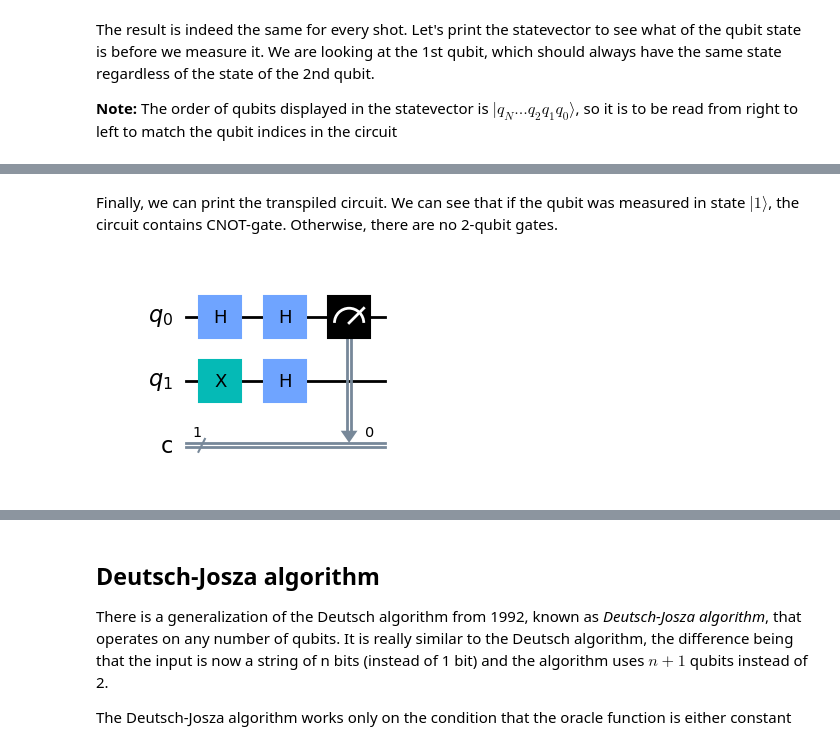
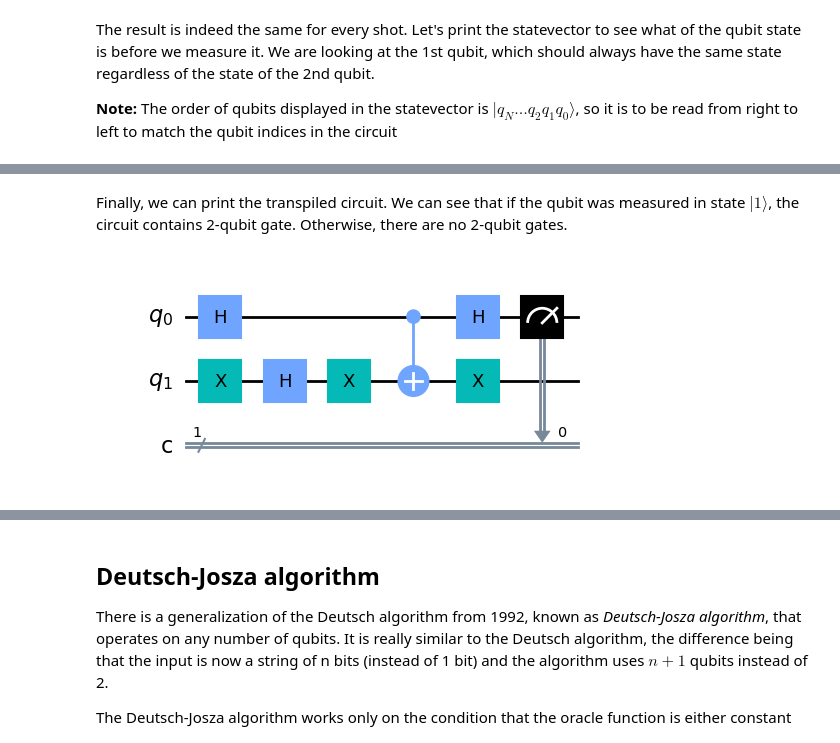
Before and after one commit to FiQCI/fiqci-examples, a Jupyter notebook: Course Material/Introduction to Quantum Computing and FiQCI/Solutions/04 Deutsch Algorithm solutions.ipynb, the cells around one changed output, grey strips where cells are left out. Saved outputs shown, nothing was run; the diff lists cells and outputs as text; code cells hidden in the pictures.

```diff
--- a/Course Material/Introduction to Quantum Computing and FiQCI/Solutions/04 Deutsch Algorithm solutions.ipynb
+++ b/Course Material/Introduction to Quantum Computing and FiQCI/Solutions/04 Deutsch Algorithm solutions.ipynb
@@ -54,10 +62,22 @@ The **varied function** is implemented with the CNOT gate. Phase kickback will c
 # %%
 ## We use numpy random integrer generator to choose which gate we will append
-if randint(2) == 1:
+random_integer = randint(4)
+
+if random_integer == 1:
     oracle = QuantumCircuit(2)
+
+elif random_integer == 2:
+    oracle = QuantumCircuit(2)
+    oracle.x(1)
+
+elif random_integer == 3:
+    oracle = QuantumCircuit(2)
+    oracle.cx(0,1)
 else:
     oracle = QuantumCircuit(2)
+    oracle.x(1)
     oracle.cx(0,1)
+    oracle.x(1)
 
 # We can convert the circuit to custom gate
 oracle = oracle.to_gate(label = 'U_f')
@@ -97,22 +119,22 @@ Let's build and evaluate the circuit performing Deutsch's algorithm in Qiskit
 # %%
 # Allocate two qubits and one classical biy
-circuit = QuantumCircuit(2,1)
+qc = QuantumCircuit(2,1)
 
-circuit.x(1) # flip 2nd qubit
-circuit.h(0) # put 1st qubit into superposition
-circuit.h(1) # put 2nd qubit into superposition (with opposite phase)
+qc.x(1) # flip 2nd qubit
+qc.h(0) # put 1st qubit into superposition
+qc.h(1) # put 2nd qubit into superposition (with opposite phase)
 
-circuit.append(oracle, [0,1]) # Apply our randomly selected oracle
+qc.append(oracle, [0,1]) # Apply our randomly selected oracle
 
 # apply Hadamard gate again to 1st qubit. This will undo the superposition
 # and reduce 1st qubit to state |0> if the oracle was constant or to state |1> if it was varied
-circuit.h(0)
+qc.h(0)
 
 # We want to determine the oracle by measuring the 1st qubit
-circuit.measure(0,0)
+qc.measure(0,0)
 
  ## Visualize the circuit
-circuit.decompose(reps=0).draw('mpl', style="clifford")
+qc.decompose(reps=0).draw('mpl', style="clifford")
 # %% [output]
 [figure]
 # %% [markdown]
@@ -128,10 +150,10 @@ backend_simulator = Aer.get_backend('statevector_simulator')
 
 # Our circuit contains unknown instruction, which is the oracle we named U_f
 # Transpiling circuit tells the simulator how to run it
-circuit_transpiled = transpile(circuit, backend_simulator)
+qc_transpiled = transpile(qc, backend_simulator)
 
 # The goal was to run circuit once, so we set shots=1
-result_1 = backend_simulator.run(circuit_transpiled, shots=1).result()
+result_1 = backend_simulator.run(qc_transpiled, shots=1).result()
 counts_1 = result_1.get_counts()
 
 # We get the measured qubit from the only key in dictionary
@@ -140,7 +162,7 @@ measured_qubit = list(counts_1.keys())[0]
 # print the state of the first (and only) sample in results
 print(f"Measured qubit: |{measured_qubit}>")
 if (measured_qubit=='0'):
-    print(f"Oracle was identity")
+    print(f"Oracle was identity or X-gate -> f(x) is constant")
 else:
-    print(f"Oracle was CNOT")
+    print(f"Oracle was CNOT or NOT-CNOT -> f(x) is varied")
 # %% [output]
@@ -168,6 +190,6 @@ $$\frac{\sqrt{2}}{2} |00\rangle- \frac{\sqrt{2}}{2} |10\rangle$$
 # %% [markdown]
-Finally, we can print the transpiled circuit. We can see that if the qubit was measured in state $|1\rangle$, the circuit contains CNOT-gate. Otherwise, there are no 2-qubit gates.
+Finally, we can print the transpiled circuit. We can see that if the qubit was measured in state $|1\rangle$, the circuit contains 2-qubit gate. Otherwise, there are no 2-qubit gates.
 # %%
-circuit_transpiled.decompose(reps=0).draw('mpl', style="clifford")
+qc_transpiled.decompose(reps=0).draw('mpl', style="clifford")
 # %% [output]
-[figure, old version]
+[figure, new version]
```
Also changed, not shown: parts of 14 cells of this notebook, 2 other files.
